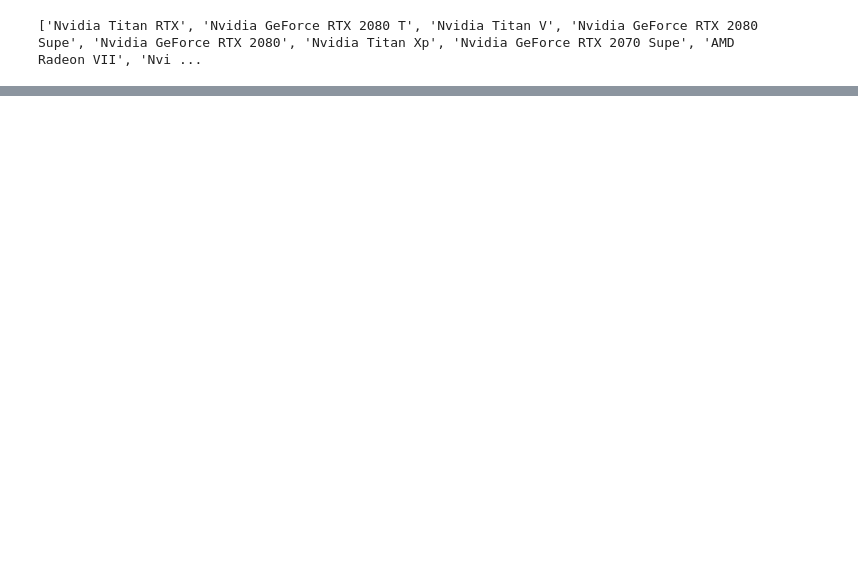
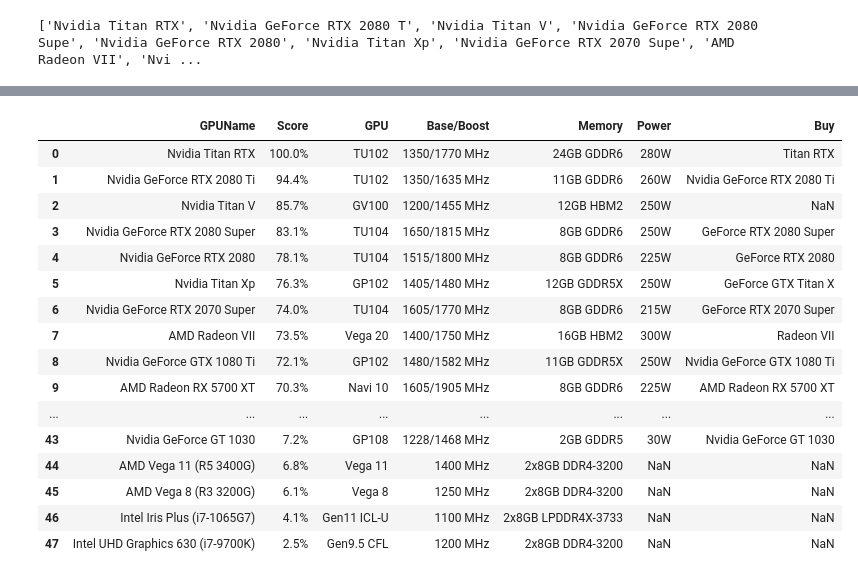
Before and after one commit to arimanyus/Kashi-Base1, a Jupyter notebook: Untitled.ipynb, the cells around one changed output, grey strips where cells are left out. Drawn from its saved outputs; the diff is of its cells as text; code cells hidden in the pictures; blank space fills up the shorter version.

```diff
--- a/Untitled.ipynb
+++ b/Untitled.ipynb
@@ -58,3 +40,23 @@ url = "https://www.tomshardware.com/reviews/gpu-hierarchy,4388.html"
 r = requests.get(url)
 df_list = pd.read_html(r.text) # this parses all the tables in webpages to a list
 df = df_list[0]
+# %%
+df.rename(columns={'Unnamed: 0':'GPUName'})
+# %% [output]
+|  | GPUName | Score | GPU | Base/Boost | Memory | Power | Buy |
+| 0 | Nvidia Titan RTX | 100.0% | TU102 | 1350/1770 MHz | 24GB GDDR6 | 280W | Titan RTX |
+| 1 | Nvidia GeForce RTX 2080 Ti | 94.4% | TU102 | 1350/1635 MHz | 11GB GDDR6 | 260W | Nvidia GeForce RTX 2080 Ti |
+| 2 | Nvidia Titan V | 85.7% | GV100 | 1200/1455 MHz | 12GB HBM2 | 250W | NaN |
+| 3 | Nvidia GeForce RTX 2080 Super | 83.1% | TU104 | 1650/1815 MHz | 8GB GDDR6 | 250W | GeForce RTX 2080 Super |
+| 4 | Nvidia GeForce RTX 2080 | 78.1% | TU104 | 1515/1800 MHz | 8GB GDDR6 | 225W | GeForce RTX 2080 |
+| 5 | Nvidia Titan Xp | 76.3% | GP102 | 1405/1480 MHz | 12GB GDDR5X | 250W | GeForce GTX Titan X |
+| 6 | Nvidia GeForce RTX 2070 Super | 74.0% | TU104 | 1605/1770 MHz | 8GB GDDR6 | 215W | GeForce RTX 2070 Super |
+| 7 | AMD Radeon VII | 73.5% | Vega 20 | 1400/1750 MHz | 16GB HBM2 | 300W | Radeon VII |
+| 8 | Nvidia GeForce GTX 1080 Ti | 72.1% | GP102 | 1480/1582 MHz | 11GB GDDR5X | 250W | Nvidia GeForce GTX 1080 Ti |
+| 9 | AMD Radeon RX 5700 XT | 70.3% | Navi 10 | 1605/1905 MHz | 8GB GDDR6 | 225W | AMD Radeon RX 5700 XT |
+| ... | ... | ... | ... | ... | ... | ... | ... |
+| 43 | Nvidia GeForce GT 1030 | 7.2% | GP108 | 1228/1468 MHz | 2GB GDDR5 | 30W | Nvidia GeForce GT 1030 |
+| 44 | AMD Vega 11 (R5 3400G) | 6.8% | Vega 11 | 1400 MHz | 2x8GB DDR4-3200 | NaN | NaN |
+| 45 | AMD Vega 8 (R3 3200G) | 6.1% | Vega 8 | 1250 MHz | 2x8GB DDR4-3200 | NaN | NaN |
+| 46 | Intel Iris Plus (i7-1065G7) | 4.1% | Gen11 ICL-U | 1100 MHz | 2x8GB LPDDR4X-3733 | NaN | NaN |
+| 47 | Intel UHD Graphics 630 (i7-9700K) | 2.5% | Gen9.5 CFL | 1200 MHz | 2x8GB DDR4-3200 | NaN | NaN |
```
Also changed, not shown: parts of 7 cells of this notebook, 1 other file.
